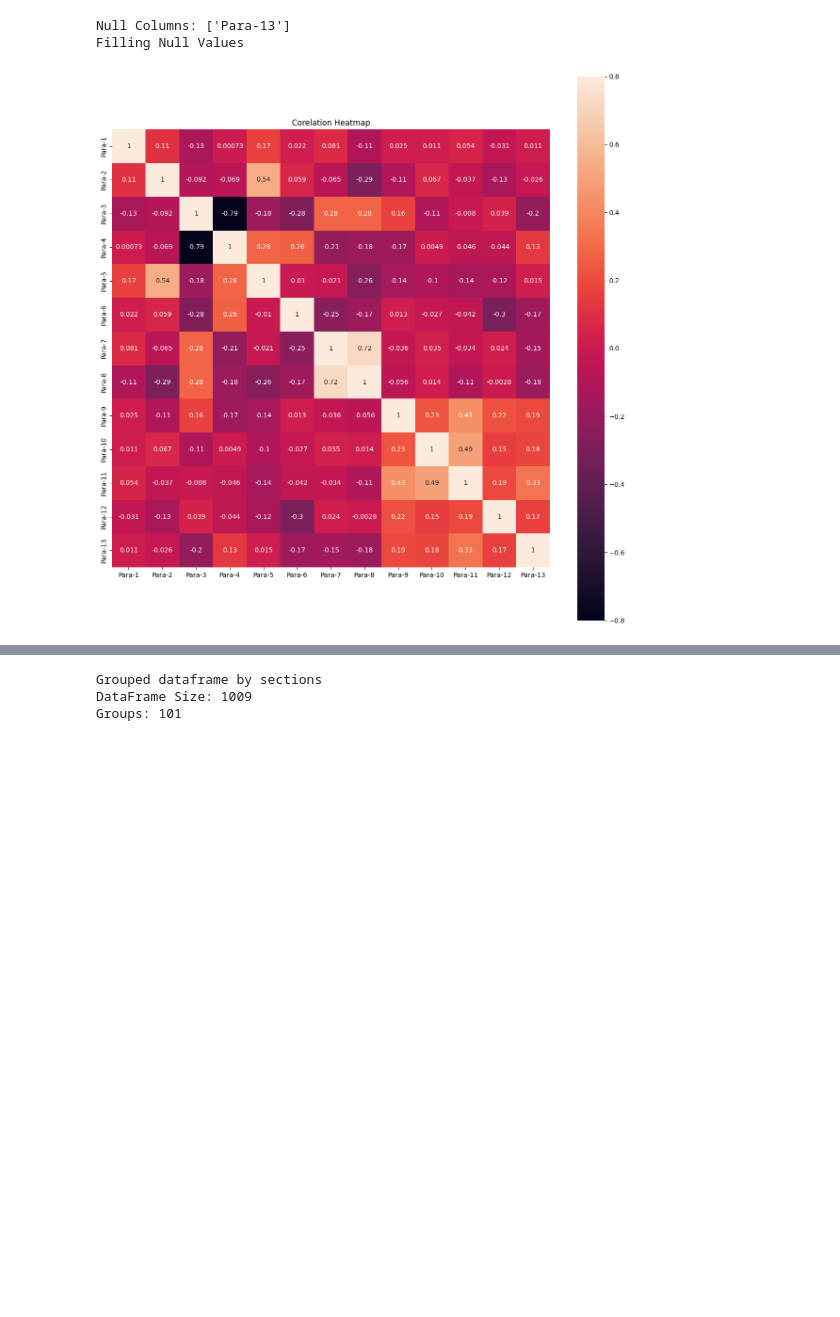
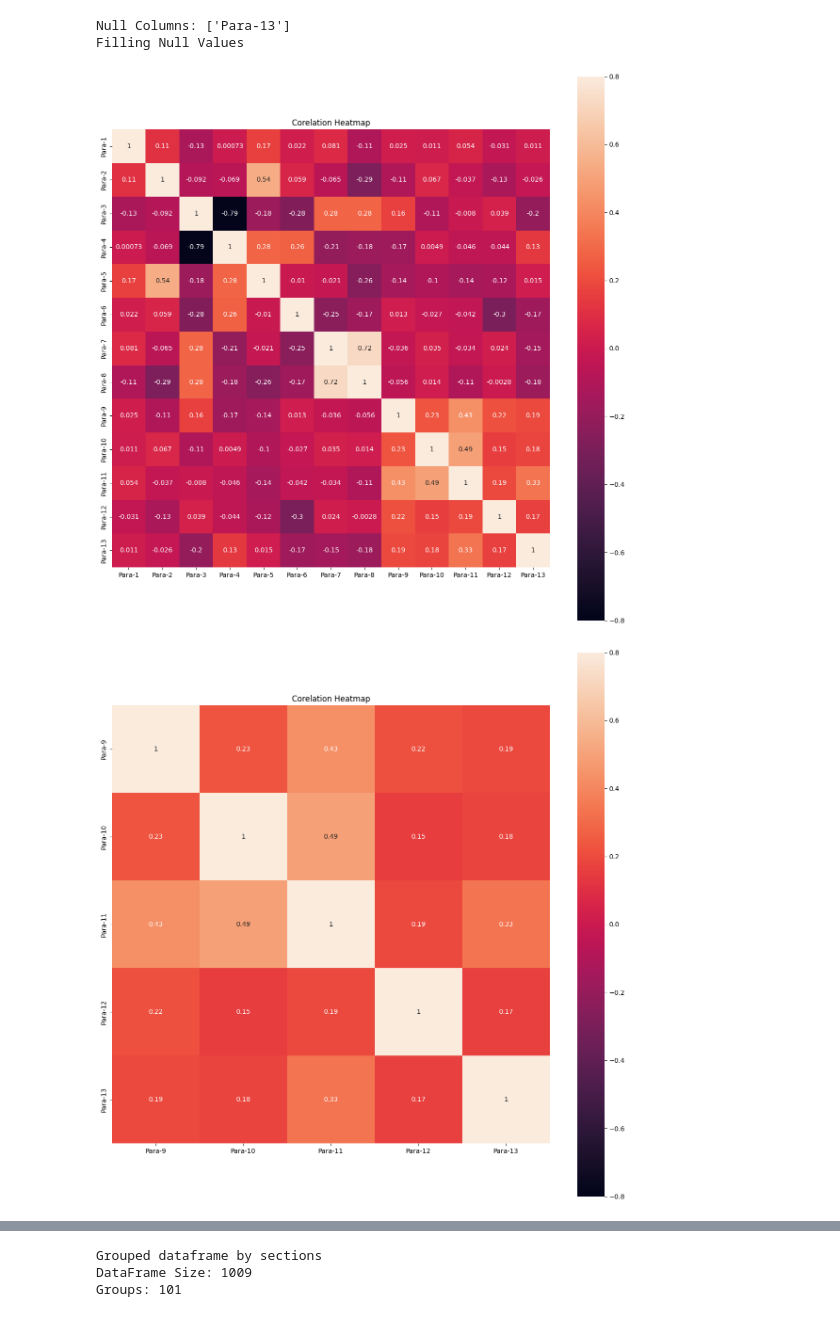
Before and after one commit to aviral1599/TSAI, a Jupyter notebook: TS2.ipynb, the cells around one changed output, grey strips where cells are left out. Drawn from its saved outputs; the diff is of its cells as text; code cells hidden in the pictures; blank space fills up the shorter version.

```diff
--- a/TS2.ipynb
+++ b/TS2.ipynb
@@ -70,11 +65,17 @@ Filling Null Values
 # %%
 C_mat = df.loc[:,'Para-1':].corr()
 fig = plt.figure(figsize = (15,15))
 plt.title('Corelation Heatmap')
 sns.heatmap(C_mat, vmax = 0.8, vmin = -0.8,  square = True, annot=True)
 plt.show()
+C_mat = df.loc[:,'Para-9':].corr()
+fig = plt.figure(figsize = (15,15))
+plt.title('Corelation Heatmap')
+sns.heatmap(C_mat, vmax = 0.8, vmin = -0.8,  square = True, annot=True)
+plt.show()
 # %% [output]
 [figure]
+[figure, added]
 # %%
 fig, axs = plt.subplots(5, 3, figsize=(10,10))
 x, y = 0,-1
```
Also changed, not shown: parts of 13 cells of this notebook, 8 other files.
